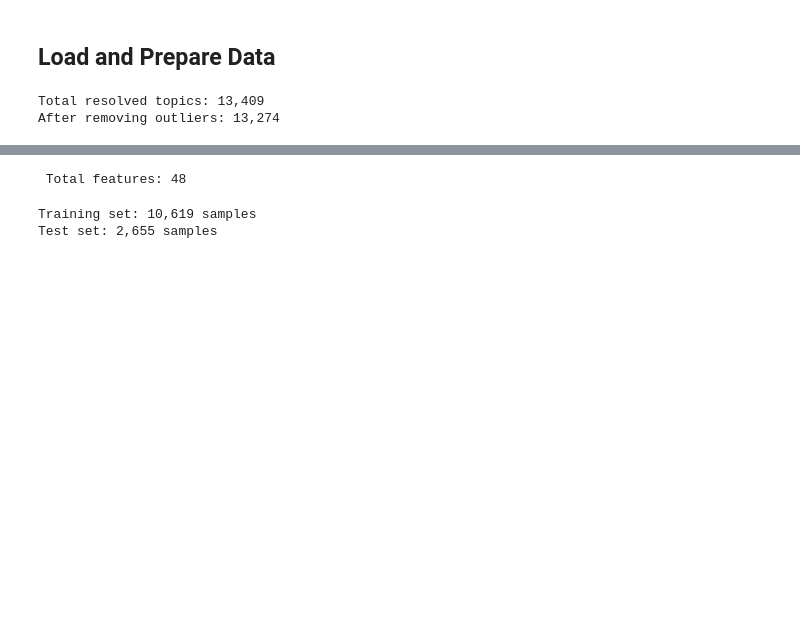
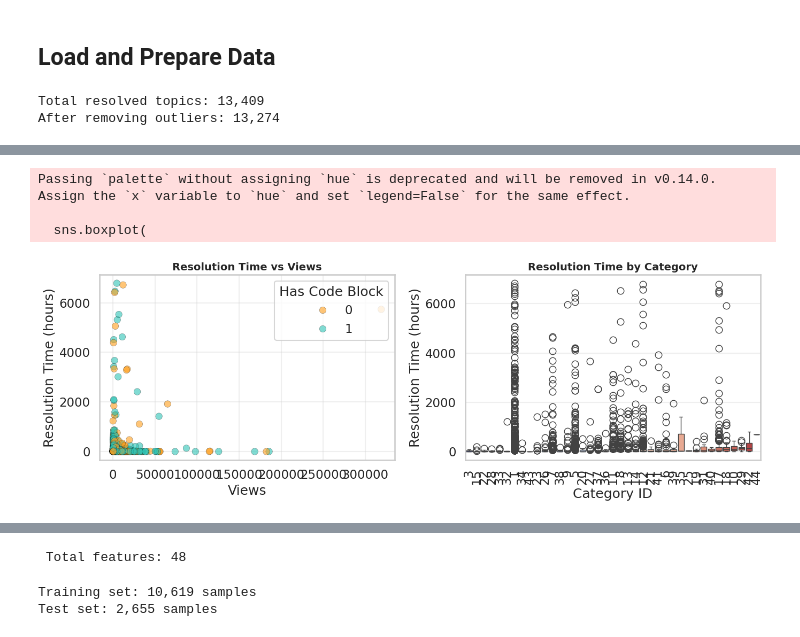
Before and after one commit to WazupSteve/torch_cuda, a Jupyter notebook: notebooks/02_predictive_models.ipynb, the cells around one changed output, grey strips where cells are left out. Saved outputs shown, nothing was run; the diff lists cells and outputs as text; code cells hidden in the pictures; blank space fills up the shorter version.

```diff
--- a/notebooks/02_predictive_models.ipynb
+++ b/notebooks/02_predictive_models.ipynb
@@ -55,0 +170,42 @@ After removing outliers: 13,274
+# %%
+# Relationship between engagement and resolution time
+fig, axes = plt.subplots(1, 2, figsize=(14, 5))
+
+sns.scatterplot(
+    data=df_resolved.sample(min(2000, len(df_resolved)), random_state=42),
+    x='views',
+    y='time_to_resolution_hours',
+    hue='has_code_block',
+    palette=['#FF9F1C', '#2EC4B6'],
+    ax=axes[0],
+    alpha=0.6,
+    edgecolor='black',
+    linewidth=0.3
+)
+axes[0].set_title('Resolution Time vs Views', fontsize=14, fontweight='bold')
+axes[0].set_xlabel('Views')
+axes[0].set_ylabel('Resolution Time (hours)')
+axes[0].legend(title='Has Code Block', loc='upper right')
+axes[0].grid(alpha=0.3)
+
+sns.boxplot(
+    data=df_resolved,
+    x='category_id',
+    y='time_to_resolution_hours',
+    order=df_resolved.groupby('category_id')['time_to_resolution_hours'].median().sort_values().index,
+    ax=axes[1],
+    palette='coolwarm'
+)
+axes[1].set_title('Resolution Time by Category', fontsize=14, fontweight='bold')
+axes[1].set_xlabel('Category ID')
+axes[1].set_ylabel('Resolution Time (hours)')
+axes[1].tick_params(axis='x', rotation=90)
+axes[1].grid(axis='y', alpha=0.3)
+
+plt.tight_layout()
+plt.show()
+# %% [output]
+Passing `palette` without assigning `hue` is deprecated and will be removed in v0.14.0. Assign the `x` variable to `hue` and set `legend=False` for the same effect.
+
+  sns.boxplot(
+[figure, added]
```
Also changed, not shown: parts of 15 cells of this notebook, 2 other files.
